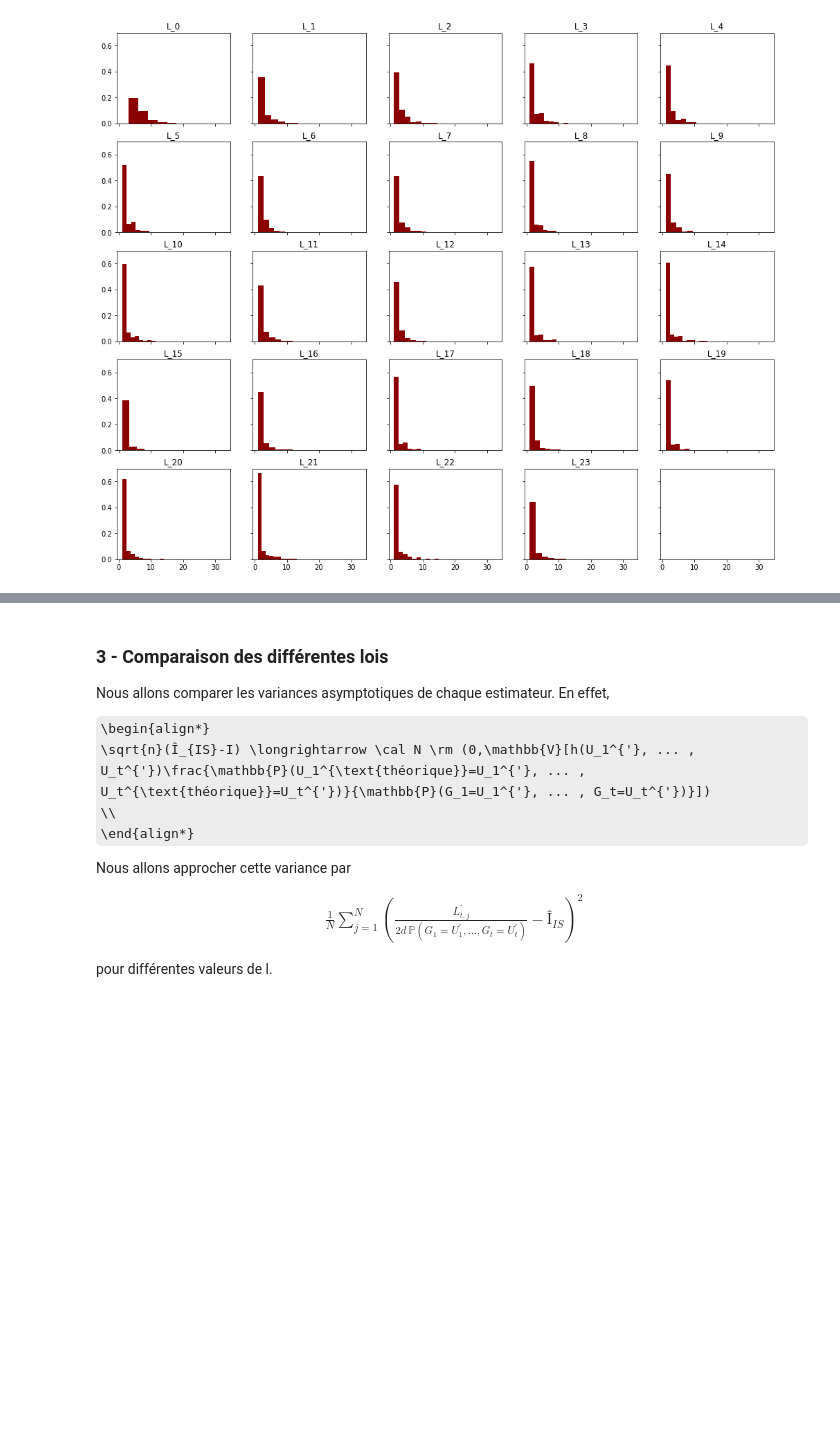
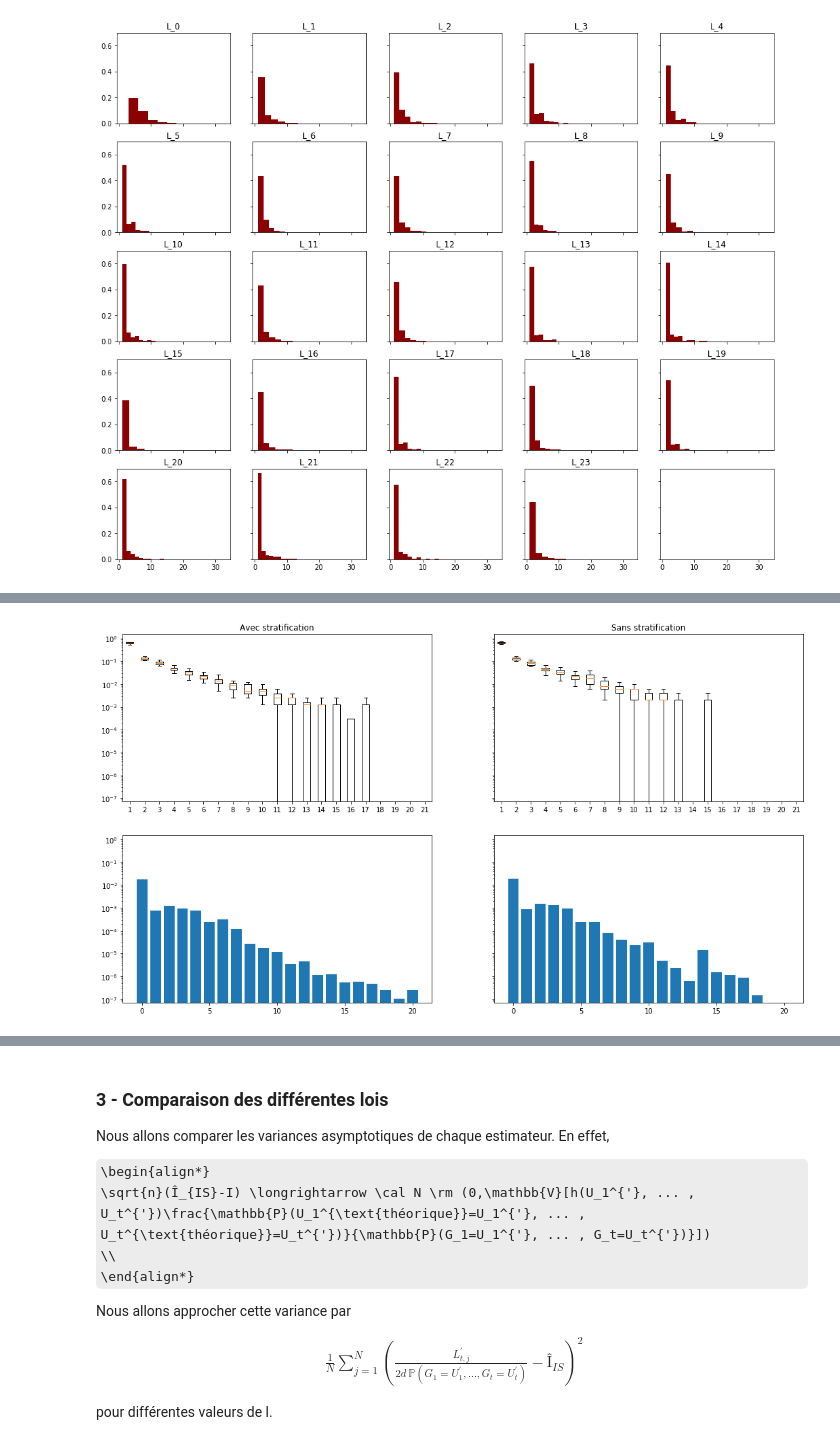
Before and after one commit to LittleBabyPanda/MCProject, a Jupyter notebook: MC_notebook.ipynb, the cells around one changed output, grey strips where cells are left out. Cells and saved outputs as stored; diff of their text form; code cells hidden in the pictures; some formulas as TeX source; blank space fills up the shorter version.

```diff
--- a/MC_notebook.ipynb
+++ b/MC_notebook.ipynb
@@ -540,0 +499,31 @@ plt.show()
+# %%
+''' En supposant que les L_i sont iid '''
+
+toplotperm = []
+for l in np.arange(1,perm_L_regroup.values.max()):
+    tempoperm = []
+    for j in range(Q_perm):
+        tempoperm.append(len(np.where(perm_L_regroup[j] == l)[0])/len(perm_L_regroup))
+    toplotperm.append(np.array(tempoperm))
+
+variances = [toplot[0:len(toplot)][l].var() for l in range(len(toplot))]
+variances_perm = [toplotperm[0:len(toplotperm)][l].var() for l in range(len(toplotperm))]
+
+figbox, axbox = plt.subplots(2,2,figsize=(18,10),sharey=True)
+axbox[0,0].boxplot(toplotperm[0:len(toplot)], sym='')
+axbox[0,0].set_title('Avec stratification')
+axbox[0,0].set_yscale('log')
+
+axbox[0,1].boxplot(toplot,sym='')
+axbox[0,1].set_title('Sans stratification')
+axbox[0,1].set_yscale('log')
+
+axbox[1,0].bar(np.arange(len(variances)),variances_perm[0:len(variances)])
+axbox[1,0].set_yscale('log')
+
+axbox[1,1].bar(np.arange(len(variances)),variances)
+axbox[1,1].set_yscale('log')
+
+plt.show()
+# %% [output]
+[figure, added]
```
Also changed, not shown: parts of 18 cells of this notebook.
